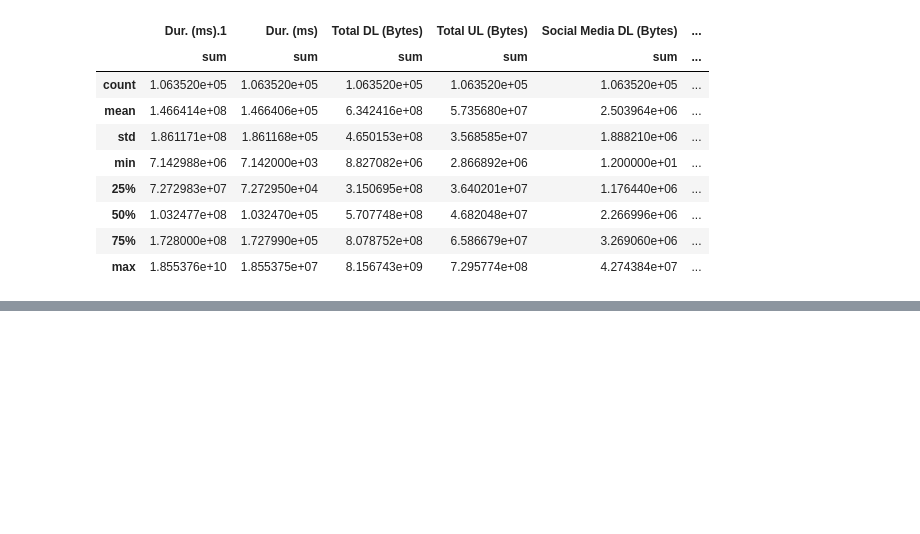
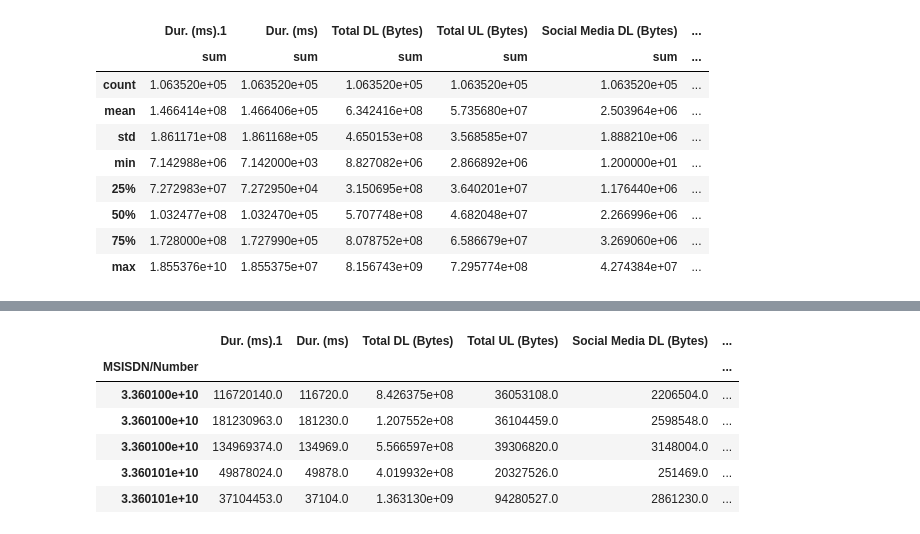
Before and after one commit to celine-kanagwa/Telco_analysis, a Jupyter notebook: Notebook/Untitled.ipynb, the cells around one changed output, grey strips where cells are left out. Saved outputs shown, nothing was run; the diff lists cells and outputs as text; code cells hidden in the pictures; blank space fills up the shorter version.

```diff
--- a/Notebook/Untitled.ipynb
+++ b/Notebook/Untitled.ipynb
@@ -288,0 +337,13 @@ User_info_behavior.describe()
+# %%
+#Variable transformations – segment the users into top five decile classes based on the total duration for all sessions and compute the total data (DL+UL) per decile class.
+User_info_behavior.columns = User_info
+User_info_behavior['Decile'] = pd.qcut(User_info_behavior['Dur. (ms).1'], 5, labels = False)
+User_info_behavior.head()
+# %% [output]
+|  | Dur. (ms).1 | Dur. (ms) | Total DL (Bytes) | Total UL (Bytes) | Social Media DL (Bytes) | ... |
+| MSISDN/Number |  |  |  |  |  | ... |
+| 3.360100e+10 | 116720140.0 | 116720.0 | 8.426375e+08 | 36053108.0 | 2206504.0 | ... |
+| 3.360100e+10 | 181230963.0 | 181230.0 | 1.207552e+08 | 36104459.0 | 2598548.0 | ... |
+| 3.360100e+10 | 134969374.0 | 134969.0 | 5.566597e+08 | 39306820.0 | 3148004.0 | ... |
+| 3.360101e+10 | 49878024.0 | 49878.0 | 4.019932e+08 | 20327526.0 | 251469.0 | ... |
+| 3.360101e+10 | 37104453.0 | 37104.0 | 1.363130e+09 | 94280527.0 | 2861230.0 | ... |
```
Also changed, not shown: parts of 13 cells of this notebook.
